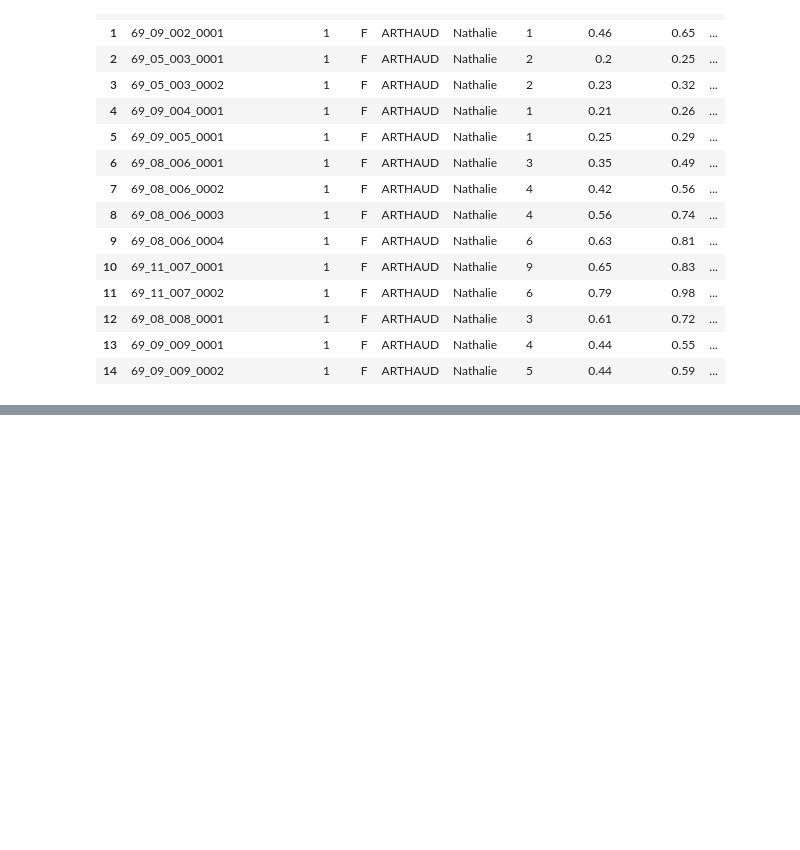
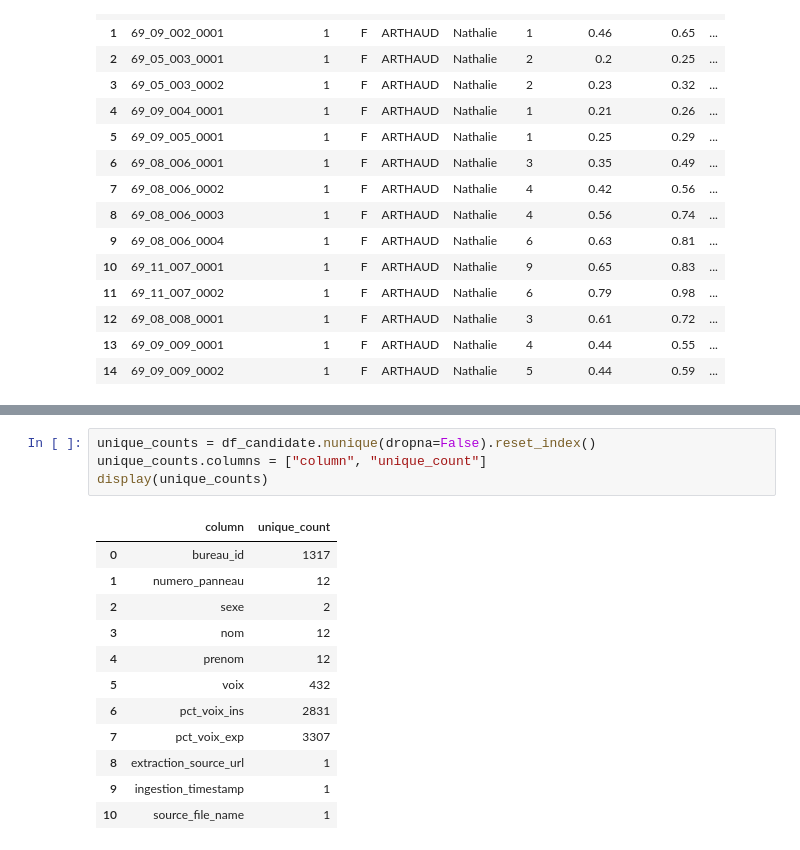
Before and after one commit to Albatross-MSPR/election-presidentielle, a Jupyter notebook: src/transformation/2022-pre/burvot-t1.ipynb, the cells around one changed output, grey strips where cells are left out. Drawn from its saved outputs; the diff is of its cells as text; blank space fills up the shorter version.

```diff
--- a/src/transformation/2022-pre/burvot-t1.ipynb
+++ b/src/transformation/2022-pre/burvot-t1.ipynb
@@ -196,0 +211,17 @@ Wrote candidate silver: /Users/zainfrayha/Documents/EPSI/MSPR/electio-analytics-
+# %%
+unique_counts = df_candidate.nunique(dropna=False).reset_index()
+unique_counts.columns = ["column", "unique_count"]
+display(unique_counts)
+# %% [output]
+|  | column | unique_count |
+| 0 | bureau_id | 1317 |
+| 1 | numero_panneau | 12 |
+| 2 | sexe | 2 |
+| 3 | nom | 12 |
+| 4 | prenom | 12 |
+| 5 | voix | 432 |
+| 6 | pct_voix_ins | 2831 |
+| 7 | pct_voix_exp | 3307 |
+| 8 | extraction_source_url | 1 |
+| 9 | ingestion_timestamp | 1 |
+| 10 | source_file_name | 1 |
```
Also changed, not shown: parts of 8 cells of this notebook, 42 other files.
